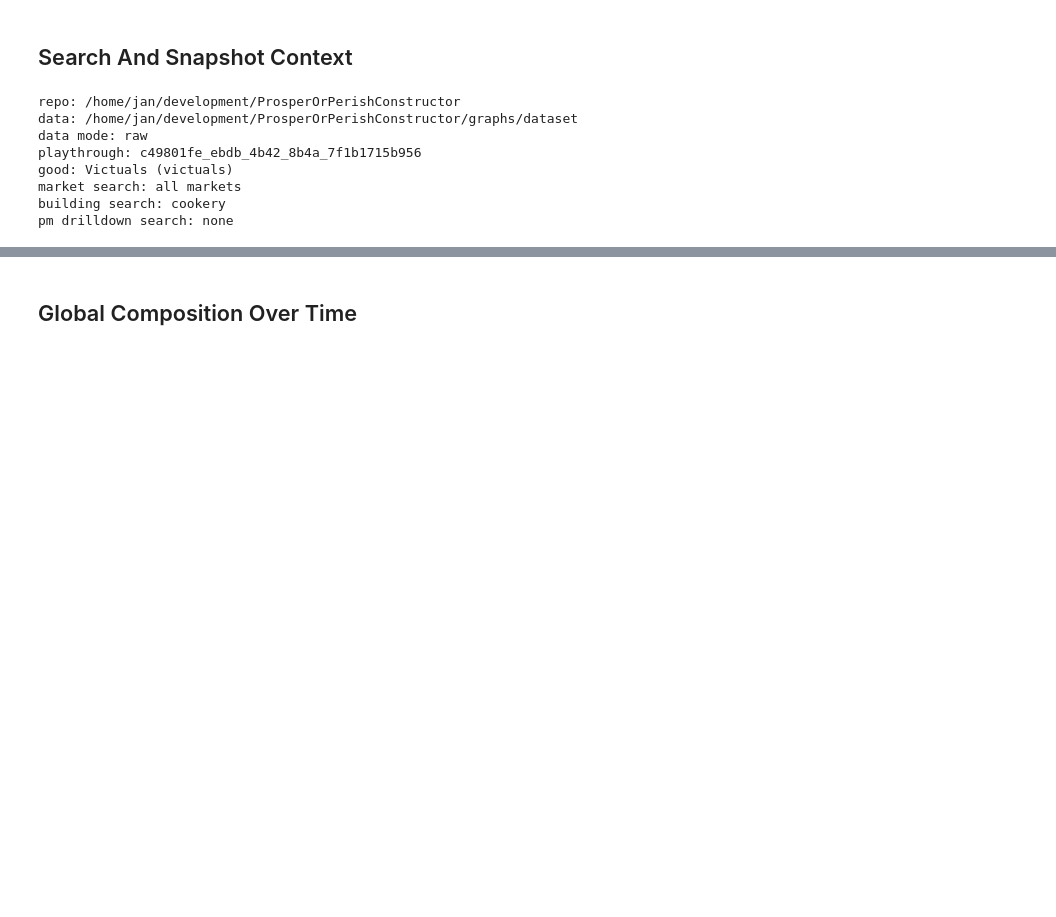
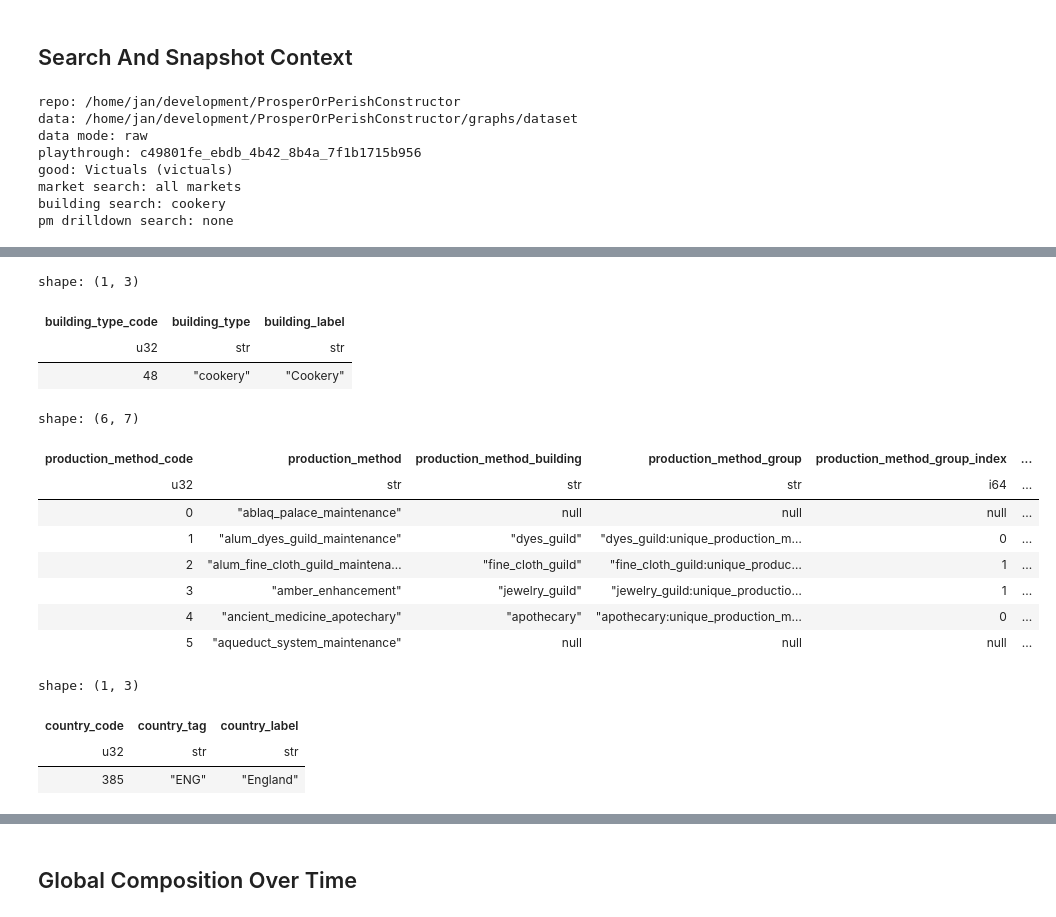
Before and after one commit to JanB1989/prosper-or-perish-constructor, a Jupyter notebook: graphs/savegame_notebooks/savegame_analysis_workbench.ipynb, the cells around one changed output, grey strips where cells are left out. Drawn from its saved outputs; the diff is of its cells as text; code cells hidden in the pictures; blank space fills up the shorter version.

```diff
--- a/graphs/savegame_notebooks/savegame_analysis_workbench.ipynb
+++ b/graphs/savegame_notebooks/savegame_analysis_workbench.ipynb
@@ -190,8 +57,67 @@ shape: (1, 8)
 # %% [markdown]
 ## Search And Snapshot Context
 # %%
-workbench.print_selection()
-goods_matches, market_matches, building_matches, pm_matches, country_matches, snapshot_summary = workbench.preview()
+# Main selection used by the cells below.
+# Examples:
+# playthrough = None
+# start_date = 13370101
+# end_date = 14370101
+# snapshot_date = None
+# good_search = "victuals"
+# market_search = "london"
+# building_search = "cookery"
+# pm_drilldown_search = "packing"
+# group_by = "super_region"       # area, region, macro_region, super_region, country
+# building_scope = "super_region" # region, macro_region, super_region
+# top_n = 6
+playthrough = None
+start_date = None
+end_date = None
+snapshot_date = None
+
+good_search = "victuals"
+market_search = None
+building_search = "cookery"
+pm_drilldown_search = None
+country_search = "england"
+
+group_by = "super_region"
+building_scope = "super_region"
+flow_group_by = ("flow_table", "market")
+consumption_group_by = "bucket"
+imbalance_sort = "mean_flow"
+agg = "sum"
+top_n = 6
+bucket_years = 25
+start_year = 1337
+population_metric = "total_population"
+food_rank_by = "food_fill_ratio"
+building_metric = "level"
+
+workbench = data.workbench(
+    playthrough=playthrough,
+    start_date=start_date,
+    end_date=end_date,
+    snapshot_date=snapshot_date,
+    good_search=good_search,
+    market_search=market_search,
+    building_search=building_search,
+    pm_drilldown_search=pm_drilldown_search,
+    country_search=country_search,
+    group_by=group_by,
+    building_scope=building_scope,
+    flow_group_by=flow_group_by,
+    consumption_group_by=consumption_group_by,
+    imbalance_sort=imbalance_sort,
+    agg=agg,
+    top_n=top_n,
+    bucket_years=bucket_years,
+    start_year=start_year,
+    population_metric=population_metric,
+    food_rank_by=food_rank_by,
+    building_metric=building_metric,
+)
+goods_matches, market_matches, building_matches, pm_matches, country_matches, snapshot_summary = nb.show_selection(workbench)
 # %% [output]
 repo: /home/jan/development/ProsperOrPerishConstructor
 data: /home/jan/development/ProsperOrPerishConstructor/graphs/dataset
@@ -203,0 +143,17 @@ pm drilldown search: none
+shape: (1, 3)
+| building_type_code | building_type | building_label |
+| u32 | str | str |
+| 48 | "cookery" | "Cookery" |
+shape: (6, 7)
+| production_method_code | production_method | production_method_building | production_method_group | production_method_group_index | ... |
+| u32 | str | str | str | i64 | ... |
+| 0 | "ablaq_palace_maintenance" | null | null | null | ... |
+| 1 | "alum_dyes_guild_maintenance" | "dyes_guild" | "dyes_guild:unique_production_m… | 0 | ... |
+| 2 | "alum_fine_cloth_guild_maintena… | "fine_cloth_guild" | "fine_cloth_guild:unique_produc… | 1 | ... |
+| 3 | "amber_enhancement" | "jewelry_guild" | "jewelry_guild:unique_productio… | 1 | ... |
+| 4 | "ancient_medicine_apotechary" | "apothecary" | "apothecary:unique_production_m… | 0 | ... |
+| 5 | "aqueduct_system_maintenance" | null | null | null | ... |
+shape: (1, 3)
+| country_code | country_tag | country_label |
+| u32 | str | str |
+| 385 | "ENG" | "England" |
```
Also changed, not shown: parts of 16 cells of this notebook, 3 other files.
